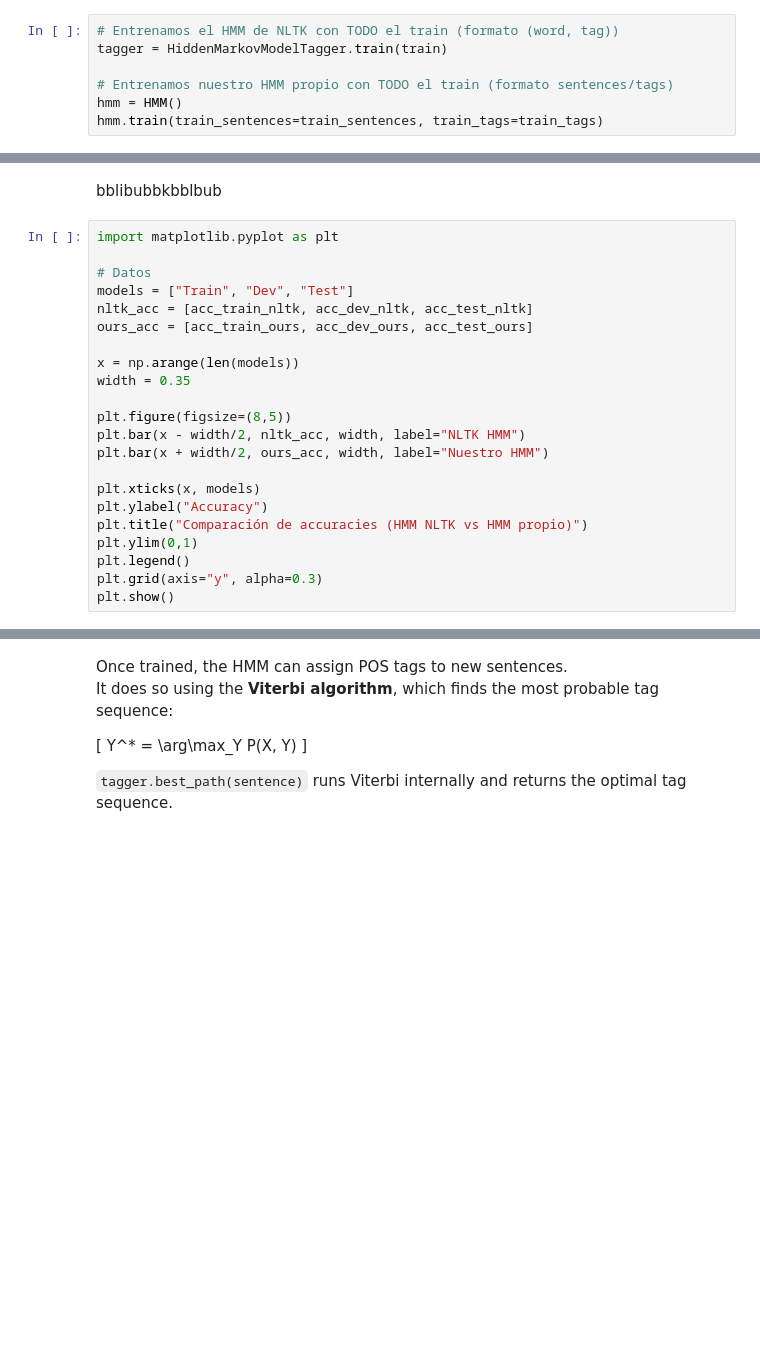
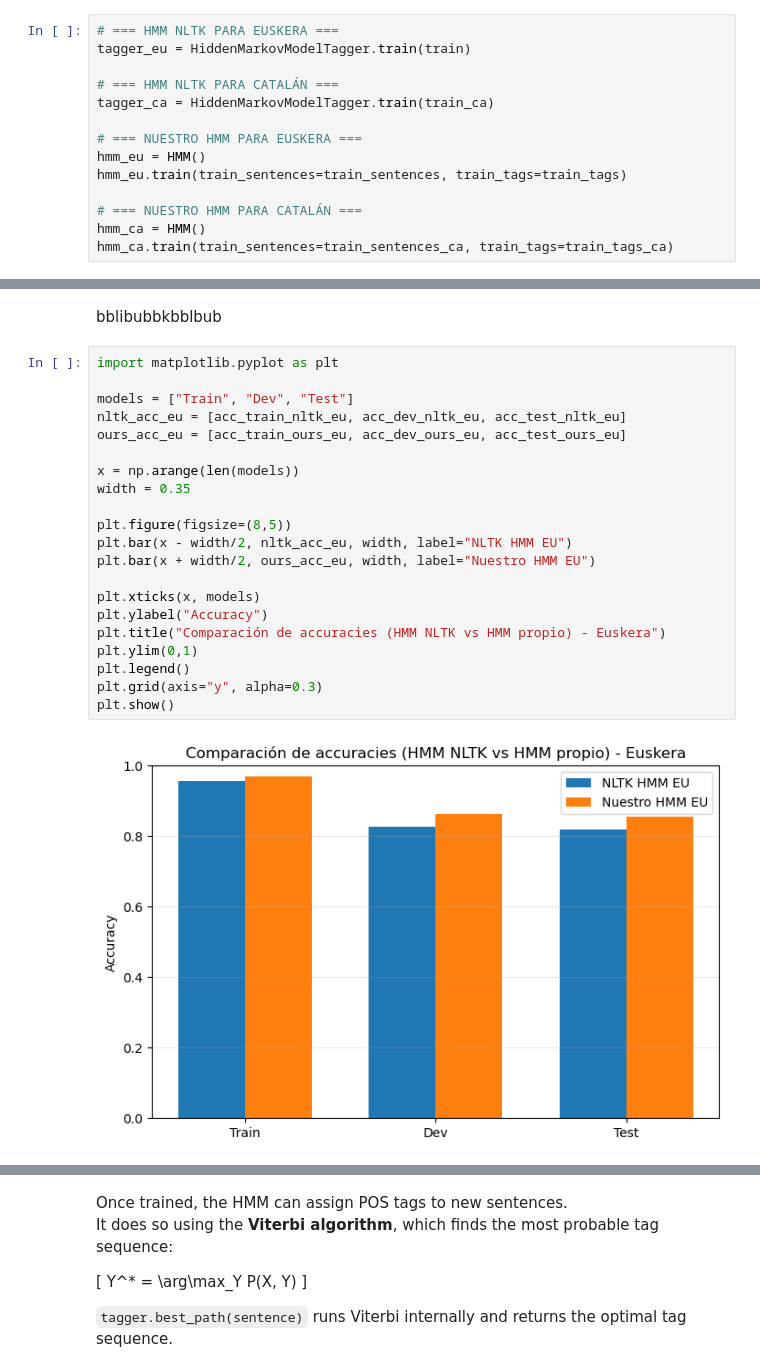
Before and after one commit to B-Alkain/Syntax_Project, a Jupyter notebook: POS_Tagger.ipynb, the cells around one changed output, grey strips where cells are left out. Drawn from its saved outputs; the diff is of its cells as text; blank space fills up the shorter version.

```diff
--- a/POS_Tagger.ipynb
+++ b/POS_Tagger.ipynb
@@ -107,12 +135,19 @@ The training procedure uses *Maximum Likelihood Estimation (MLE)* based on count
 
 `HiddenMarkovModelTagger.train()` automatically computes all these estimates from the training data.
 # %%
-# Entrenamos el HMM de NLTK con TODO el train (formato (word, tag))
-tagger = HiddenMarkovModelTagger.train(train)
+# === HMM NLTK PARA EUSKERA ===
+tagger_eu = HiddenMarkovModelTagger.train(train)
 
-# Entrenamos nuestro HMM propio con TODO el train (formato sentences/tags)
-hmm = HMM()
-hmm.train(train_sentences=train_sentences, train_tags=train_tags)
+# === HMM NLTK PARA CATALÁN ===
+tagger_ca = HiddenMarkovModelTagger.train(train_ca)
+
+# === NUESTRO HMM PARA EUSKERA ===
+hmm_eu = HMM()
+hmm_eu.train(train_sentences=train_sentences, train_tags=train_tags)
+
+# === NUESTRO HMM PARA CATALÁN ===
+hmm_ca = HMM()
+hmm_ca.train(train_sentences=train_sentences_ca, train_tags=train_tags_ca)
 # %% [output]
 TRANSITION COUNTS:
  defaultdict(<class 'collections.Counter'>, {'*': Counter({'NOUN': 1701, 'PROPN': 1259, 'ADV': 539, 'PUNCT': 463, 'CCONJ': 302, 'DET': 293, 'ADJ': 283, 'VERB': 196, 'NUM': 166, 'PRON': 98, 'PART': 85, ...
@@ -162,22 +219,23 @@ bblibubbkbblbub
 # %%
 import matplotlib.pyplot as plt
 
-# Datos
 models = ["Train", "Dev", "Test"]
-nltk_acc = [acc_train_nltk, acc_dev_nltk, acc_test_nltk]
-ours_acc = [acc_train_ours, acc_dev_ours, acc_test_ours]
+nltk_acc_eu = [acc_train_nltk_eu, acc_dev_nltk_eu, acc_test_nltk_eu]
+ours_acc_eu = [acc_train_ours_eu, acc_dev_ours_eu, acc_test_ours_eu]
 
 x = np.arange(len(models))
 width = 0.35
 
 plt.figure(figsize=(8,5))
-plt.bar(x - width/2, nltk_acc, width, label="NLTK HMM")
-plt.bar(x + width/2, ours_acc, width, label="Nuestro HMM")
+plt.bar(x - width/2, nltk_acc_eu, width, label="NLTK HMM EU")
+plt.bar(x + width/2, ours_acc_eu, width, label="Nuestro HMM EU")
 
 plt.xticks(x, models)
 plt.ylabel("Accuracy")
-plt.title("Comparación de accuracies (HMM NLTK vs HMM propio)")
+plt.title("Comparación de accuracies (HMM NLTK vs HMM propio) - Euskera")
 plt.ylim(0,1)
 plt.legend()
 plt.grid(axis="y", alpha=0.3)
 plt.show()
+# %% [output]
+[figure, added]
```
Also changed, not shown: parts of 14 cells of this notebook.
